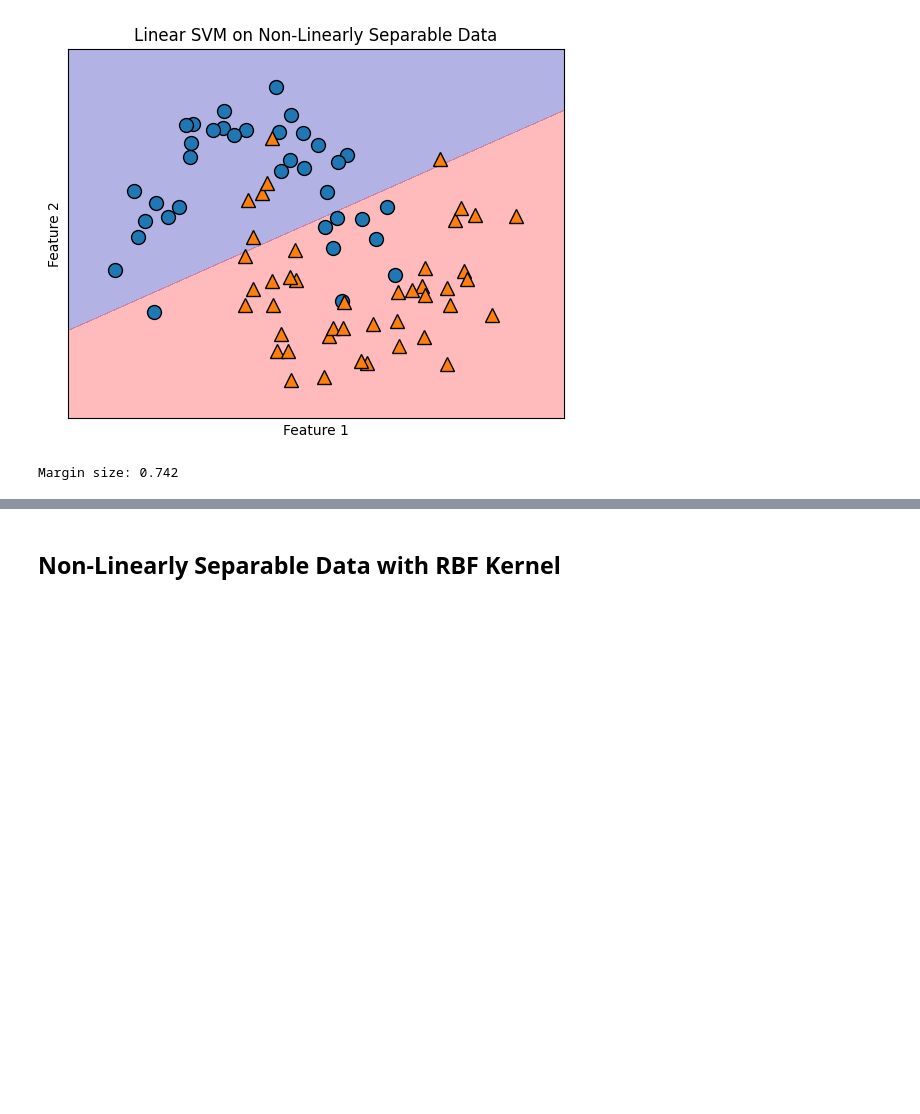
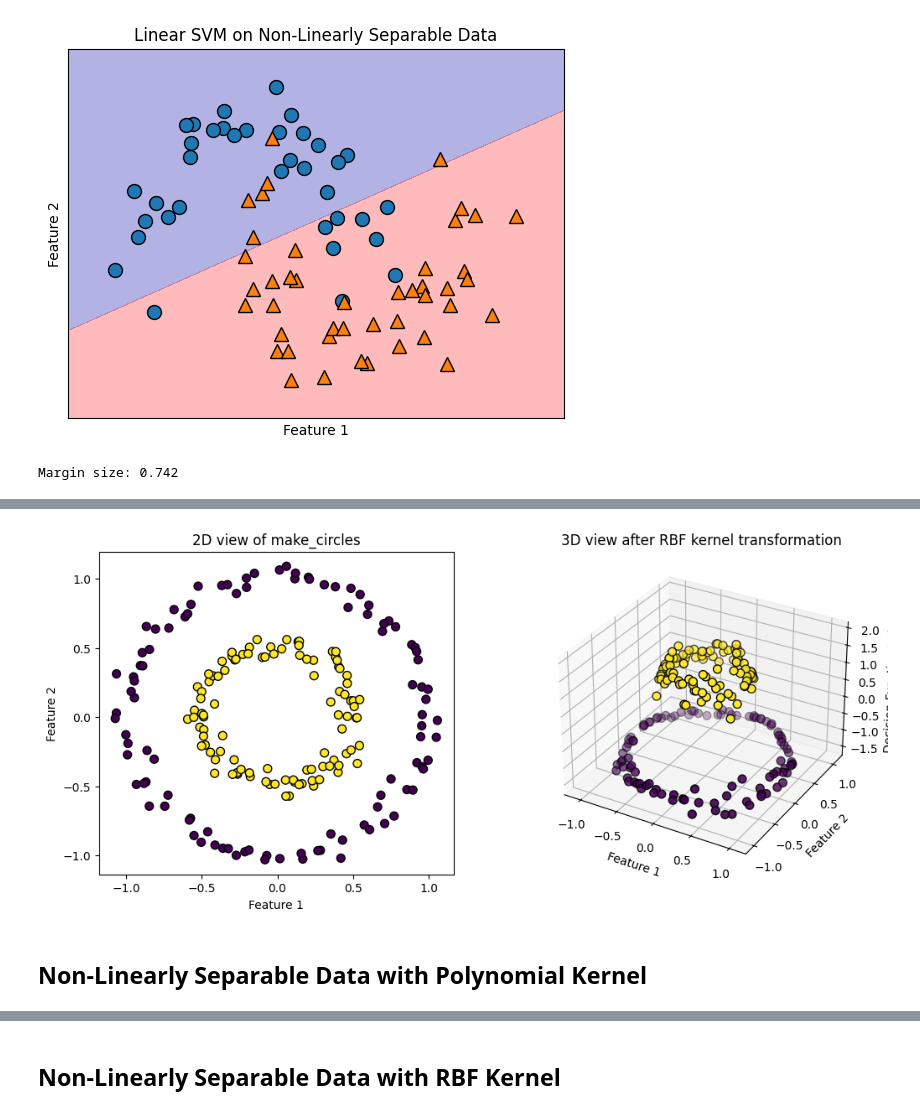
Before and after one commit to 304125/MAL1_S26, a Jupyter notebook: 08_Support_Vector_Machines/support_vector_machines_examples.ipynb, the cells around one changed output, grey strips where cells are left out. Saved outputs shown, nothing was run; the diff lists cells and outputs as text; code cells hidden in the pictures; blank space fills up the shorter version.

```diff
--- a/08_Support_Vector_Machines/support_vector_machines_examples.ipynb
+++ b/08_Support_Vector_Machines/support_vector_machines_examples.ipynb
@@ -94,0 +131,31 @@ plt.show()
+# %%
+# plot the make_circles in 2D and in 3D to visualize the kernel trick
+from mpl_toolkits.mplot3d import Axes3D
+fig = plt.figure(figsize=(12, 5))
+ax1 = fig.add_subplot(121)
+ax2 = fig.add_subplot(122, projection='3d')
+
+# 2D plot
+ax1.scatter(X[:, 0], X[:, 1], c=y, s=50, edgecolors='k')
+ax1.set_title("2D view of make_circles")
+ax1.set_xlabel("Feature 1")
+ax1.set_ylabel("Feature 2")
+
+# 3D plot (after applying the RBF kernel transformation)
+from sklearn.pipeline import make_pipeline
+# Create a pipeline to apply the RBF kernel transformation and then reduce to 3D for visualization
+rbf_kernel = make_pipeline(StandardScaler(), SVC(kernel='rbf', gamma=1, C=1))
+rbf_kernel.fit(X, y)
+# Get the decision function values for the 3D plot
+Z = rbf_kernel.decision_function(X)
+# 3D plot
+ax2.scatter(X[:, 0], X[:, 1], Z, c=y, s=50, edgecolors='k')
+ax2.set_title("3D view after RBF kernel transformation")
+ax2.set_xlabel("Feature 1")
+ax2.set_ylabel("Feature 2")
+ax2.set_zlabel("Decision Function Value")
+plt.show()
+# %% [output]
+[figure, added]
+# %% [markdown]
+## Non-Linearly Separable Data with Polynomial Kernel
```
Also changed, not shown: parts of 13 cells of this notebook.
